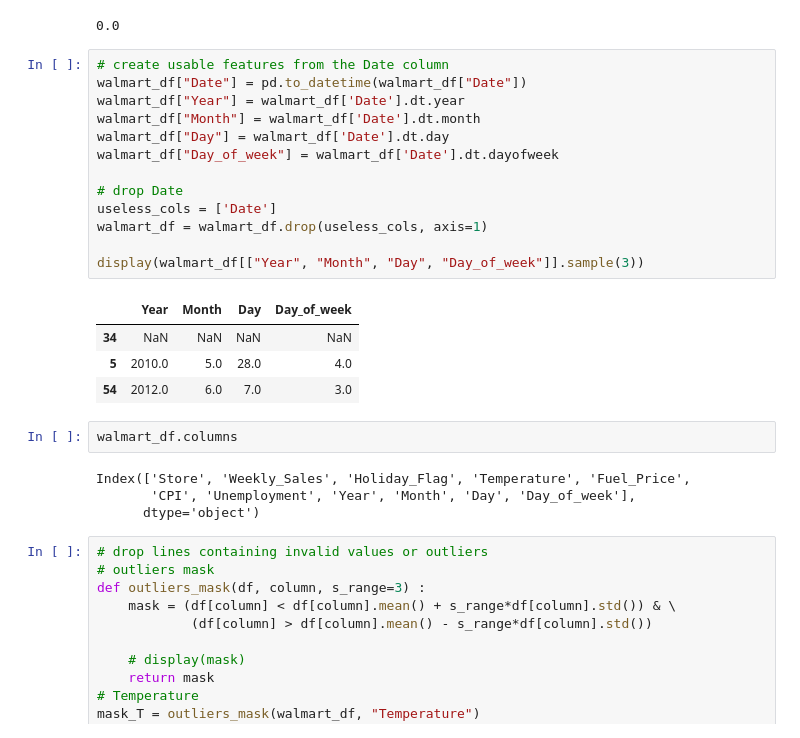
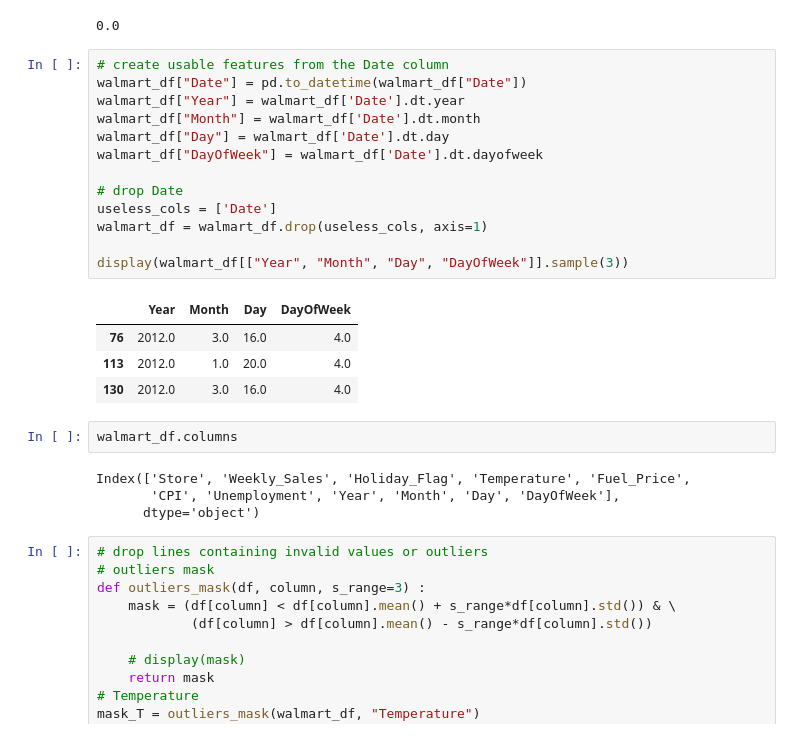
Before and after one commit to MKrouma/Jedha_Walmart-Rate-Uber, a Jupyter notebook: Walmart/notebook/part1_featureEngineering.ipynb, the cells around one changed output. Cells and saved outputs as stored; diff of their text form.

```diff
--- a/Walmart/notebook/part1_featureEngineering.ipynb
+++ b/Walmart/notebook/part1_featureEngineering.ipynb
@@ -175,26 +185,26 @@ Percentage of missing values in target Weekly_Sales:
 # %%
 # create usable features from the Date column
 walmart_df["Date"] = pd.to_datetime(walmart_df["Date"])
 walmart_df["Year"] = walmart_df['Date'].dt.year
 walmart_df["Month"] = walmart_df['Date'].dt.month
 walmart_df["Day"] = walmart_df['Date'].dt.day
-walmart_df["Day_of_week"] = walmart_df['Date'].dt.dayofweek
+walmart_df["DayOfWeek"] = walmart_df['Date'].dt.dayofweek
 
 # drop Date
 useless_cols = ['Date']
 walmart_df = walmart_df.drop(useless_cols, axis=1)
 
-display(walmart_df[["Year", "Month", "Day", "Day_of_week"]].sample(3))
+display(walmart_df[["Year", "Month", "Day", "DayOfWeek"]].sample(3))
 # %% [output]
-|  | Year | Month | Day | Day_of_week |
-| 34 | NaN | NaN | NaN | NaN |
-| 5 | 2010.0 | 5.0 | 28.0 | 4.0 |
-| 54 | 2012.0 | 6.0 | 7.0 | 3.0 |
+|  | Year | Month | Day | DayOfWeek |
+| 76 | 2012.0 | 3.0 | 16.0 | 4.0 |
+| 113 | 2012.0 | 1.0 | 20.0 | 4.0 |
+| 130 | 2012.0 | 3.0 | 16.0 | 4.0 |
 # %%
 walmart_df.columns
 # %% [output]
 Index(['Store', 'Weekly_Sales', 'Holiday_Flag', 'Temperature', 'Fuel_Price',
-       'CPI', 'Unemployment', 'Year', 'Month', 'Day', 'Day_of_week'],
+       'CPI', 'Unemployment', 'Year', 'Month', 'Day', 'DayOfWeek'],
       dtype='object')
 # %%
 # drop lines containing invalid values or outliers
```
Also changed, not shown: parts of 6 cells of this notebook, 1 other file.
